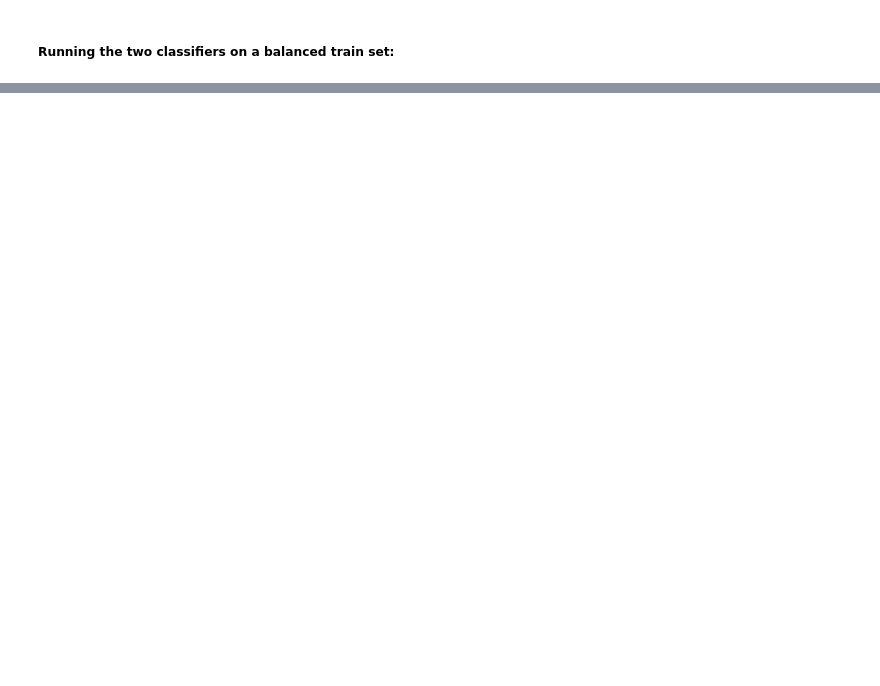
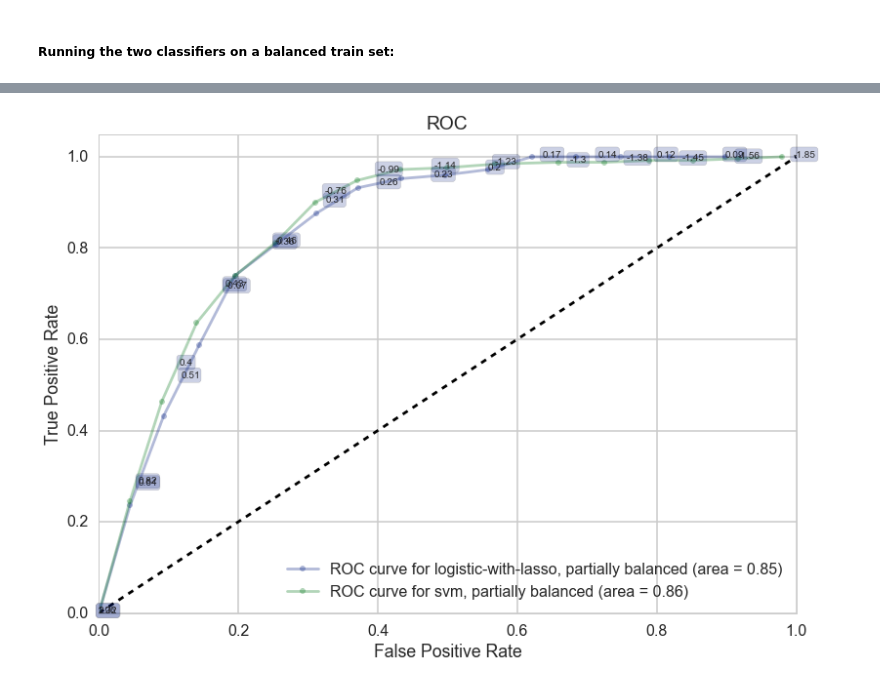
Before and after one commit to martinkess/India, a Jupyter notebook: SVC + Log-Lasso Classifier.ipynb, the cells around one changed output, grey strips where cells are left out. Drawn from its saved outputs; the diff is of its cells as text; code cells hidden in the pictures; blank space fills up the shorter version.

```diff
--- a/SVC + Log-Lasso Classifier.ipynb
+++ b/SVC + Log-Lasso Classifier.ipynb
@@ -445,0 +450,4 @@ gc.collect()
+# %%
+Xtrain_pb = Xtrain[alli_pb]
+ytrain_pb = ytrain[alli_pb]
+Xtrain_pb.shape, ytrain_pb.shape
@@ -445,0 +456,4 @@ gc.collect()
+# %%
+reuse_split_pb=dict(Xtrain=Xtrain_pb, Xtest=Xtest, ytrain=ytrain_pb, ytest=ytest)
+# %%
+clflog_pb,Xtrain_pb, ytrain_pb, Xtest_pb, ytest_pb = do_classify(clf, {"C": [0.00001,0.0001, 0.001, 0.01, 0.1, 1.0, 10.0]}, nonempty,logcols, 'winner',1, reuse_split=reuse_split_pb)
@@ -445,0 +469,3 @@ gc.collect()
+# %%
+clfsvm_pb, Xtrainpb, ytrainpb, Xtestpb, ytestpb = do_classify(SVC(),
+                               {"C": [0.00001,0.0001, 0.001, 0.01, 0.1, 1.0, 10.0]}, nonempty,logcols, 'winner',1, reuse_split=reuse_split_pb)
@@ -445,0 +481,6 @@ gc.collect()
+# %%
+with sns.color_palette("dark"):
+    ax= make_roc("logistic-with-lasso, partially balanced",clflog_pb, ytest_pb, Xtest_pb, labe=250, proba=True,  skip=200);
+    make_roc("svm, partially balanced",clfsvm_pb, ytestpb, Xtestpb, ax, labe=250, proba=False,  skip=200)
+# %% [output]
+[figure, added]
```
Also changed, not shown: parts of 29 cells of this notebook.
